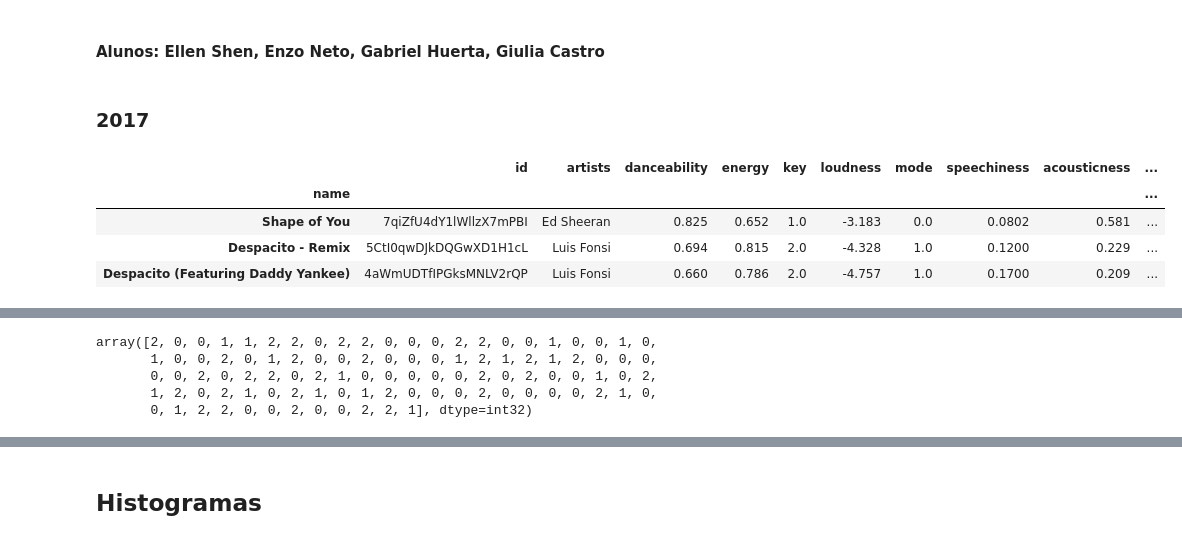
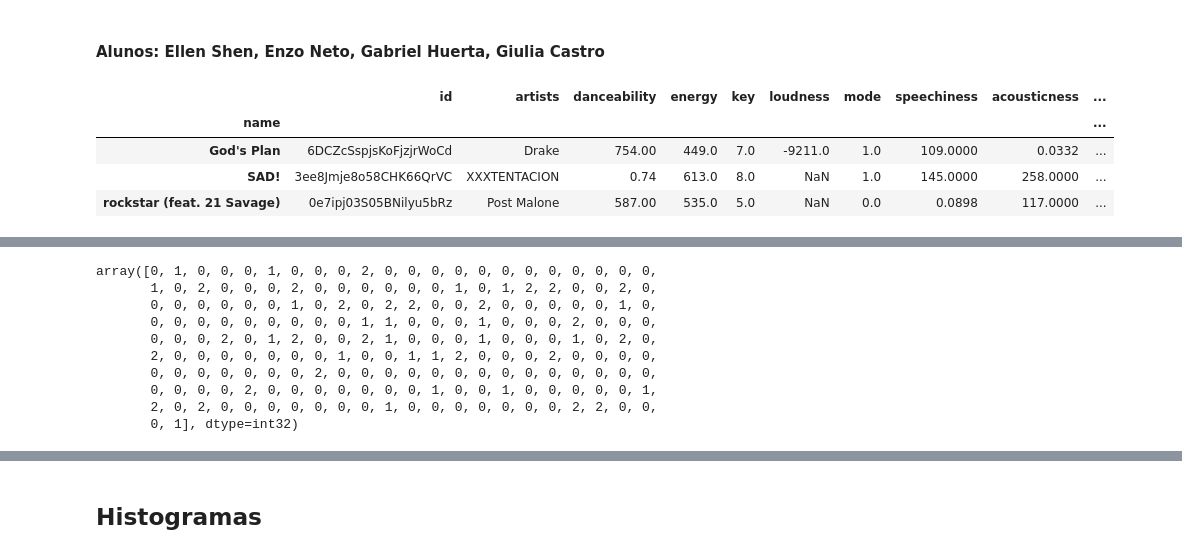
Before and after one commit to ellenbs/Projeto3CD, a Jupyter notebook: Predicao_Inicial.ipynb, the cells around one changed output, grey strips where cells are left out. Cells and saved outputs as stored; diff of their text form; code cells hidden in the pictures.

```diff
--- a/Predicao_Inicial.ipynb
+++ b/Predicao_Inicial.ipynb
@@ -24,11 +21,11 @@ top_2018 = pd.read_csv('top_2018.csv', index_col=1)
-# %% [markdown]
-### 2017
+# %%
+top_2017_2018 = pd.read_excel("top_2017_2018.xlsx", index_col=1)
 # %%
-top_2017.head(3)
+top_2017_2018.head(3)
 # %% [output]
 |  | id | artists | danceability | energy | key | loudness | mode | speechiness | acousticness | ... |
 | name |  |  |  |  |  |  |  |  |  | ... |
-| Shape of You | 7qiZfU4dY1lWllzX7mPBI | Ed Sheeran | 0.825 | 0.652 | 1.0 | -3.183 | 0.0 | 0.0802 | 0.581 | ... |
-| Despacito - Remix | 5CtI0qwDJkDQGwXD1H1cL | Luis Fonsi | 0.694 | 0.815 | 2.0 | -4.328 | 1.0 | 0.1200 | 0.229 | ... |
-| Despacito (Featuring Daddy Yankee) | 4aWmUDTfIPGksMNLV2rQP | Luis Fonsi | 0.660 | 0.786 | 2.0 | -4.757 | 1.0 | 0.1700 | 0.209 | ... |
+| God's Plan | 6DCZcSspjsKoFjzjrWoCd | Drake | 754.00 | 449.0 | 7.0 | -9211.0 | 1.0 | 109.0000 | 0.0332 | ... |
+| SAD! | 3ee8Jmje8o58CHK66QrVC | XXXTENTACION | 0.74 | 613.0 | 8.0 | NaN | 1.0 | 145.0000 | 258.0000 | ... |
+| rockstar (feat. 21 Savage) | 0e7ipj03S05BNilyu5bRz | Post Malone | 587.00 | 535.0 | 5.0 | NaN | 0.0 | 0.0898 | 117.0000 | ... |
 # %%
@@ -43,11 +40,16 @@ dados_entrada_2017 = top_2017.loc[:,("danceability", "energy", "liveness")]
 # %%
-three_means_2017 = cluster.MiniBatchKMeans(n_clusters=3)
-three_means_2017.fit(dados_entrada_2017)
-saida_2017 = three_means_2017.predict(dados_entrada_2017)
-saida_2017
+three_means_2017_2018 = cluster.MiniBatchKMeans(n_clusters=3)
+three_means_2017_2018.fit(dados_entrada_2017_2018)
+saida_2017_2018 = three_means_2017_2018.predict(dados_entrada_2017_2018)
+saida_2017_2018
 # %% [output]
-array([2, 0, 0, 1, 1, 2, 2, 0, 2, 2, 0, 0, 0, 2, 2, 0, 0, 1, 0, 0, 1, 0,
-       1, 0, 0, 2, 0, 1, 2, 0, 0, 2, 0, 0, 0, 1, 2, 1, 2, 1, 2, 0, 0, 0,
-       0, 0, 2, 0, 2, 2, 0, 2, 1, 0, 0, 0, 0, 0, 2, 0, 2, 0, 0, 1, 0, 2,
-       1, 2, 0, 2, 1, 0, 2, 1, 0, 1, 2, 0, 0, 0, 2, 0, 0, 0, 0, 2, 1, 0,
-       0, 1, 2, 2, 0, 0, 2, 0, 0, 2, 2, 1], dtype=int32)
+array([0, 1, 0, 0, 0, 1, 0, 0, 0, 2, 0, 0, 0, 0, 0, 0, 0, 0, 0, 0, 0, 0,
+       1, 0, 2, 0, 0, 0, 2, 0, 0, 0, 0, 0, 0, 1, 0, 1, 2, 2, 0, 0, 2, 0,
+       0, 0, 0, 0, 0, 0, 1, 0, 2, 0, 2, 2, 0, 0, 2, 0, 0, 0, 0, 0, 1, 0,
+       0, 0, 0, 0, 0, 0, 0, 0, 0, 1, 1, 0, 0, 0, 1, 0, 0, 0, 2, 0, 0, 0,
+       0, 0, 0, 2, 0, 1, 2, 0, 0, 2, 1, 0, 0, 0, 1, 0, 0, 0, 1, 0, 2, 0,
+       2, 0, 0, 0, 0, 0, 0, 0, 1, 0, 0, 1, 1, 2, 0, 0, 0, 2, 0, 0, 0, 0,
+       0, 0, 0, 0, 0, 0, 0, 2, 0, 0, 0, 0, 0, 0, 0, 0, 0, 0, 0, 0, 0, 0,
+       0, 0, 0, 0, 2, 0, 0, 0, 0, 0, 0, 0, 1, 0, 0, 1, 0, 0, 0, 0, 0, 1,
+       2, 0, 2, 0, 0, 0, 0, 0, 0, 0, 1, 0, 0, 0, 0, 0, 0, 0, 2, 2, 0, 0,
+       0, 1], dtype=int32)
```
Also changed, not shown: parts of 23 cells of this notebook, 2 other files.
